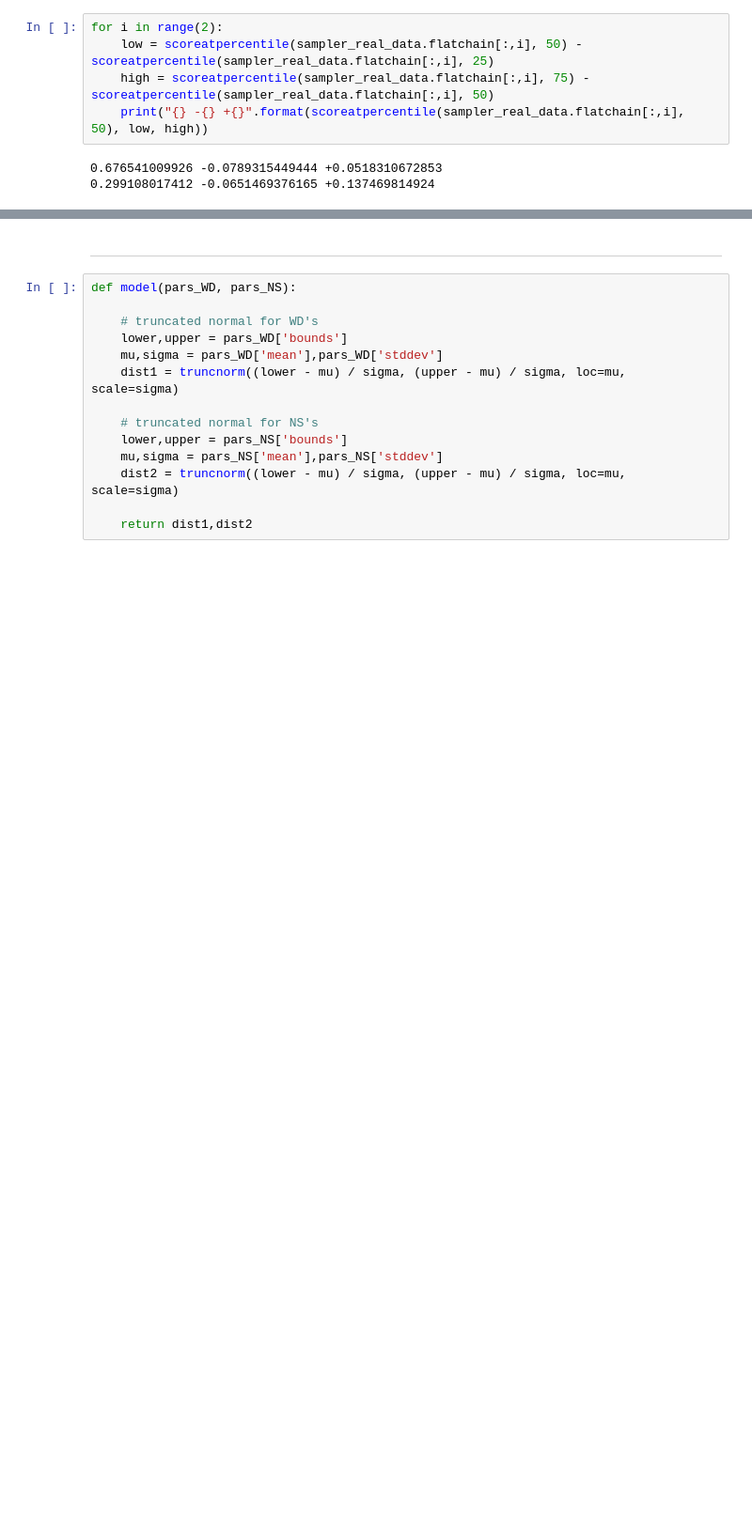
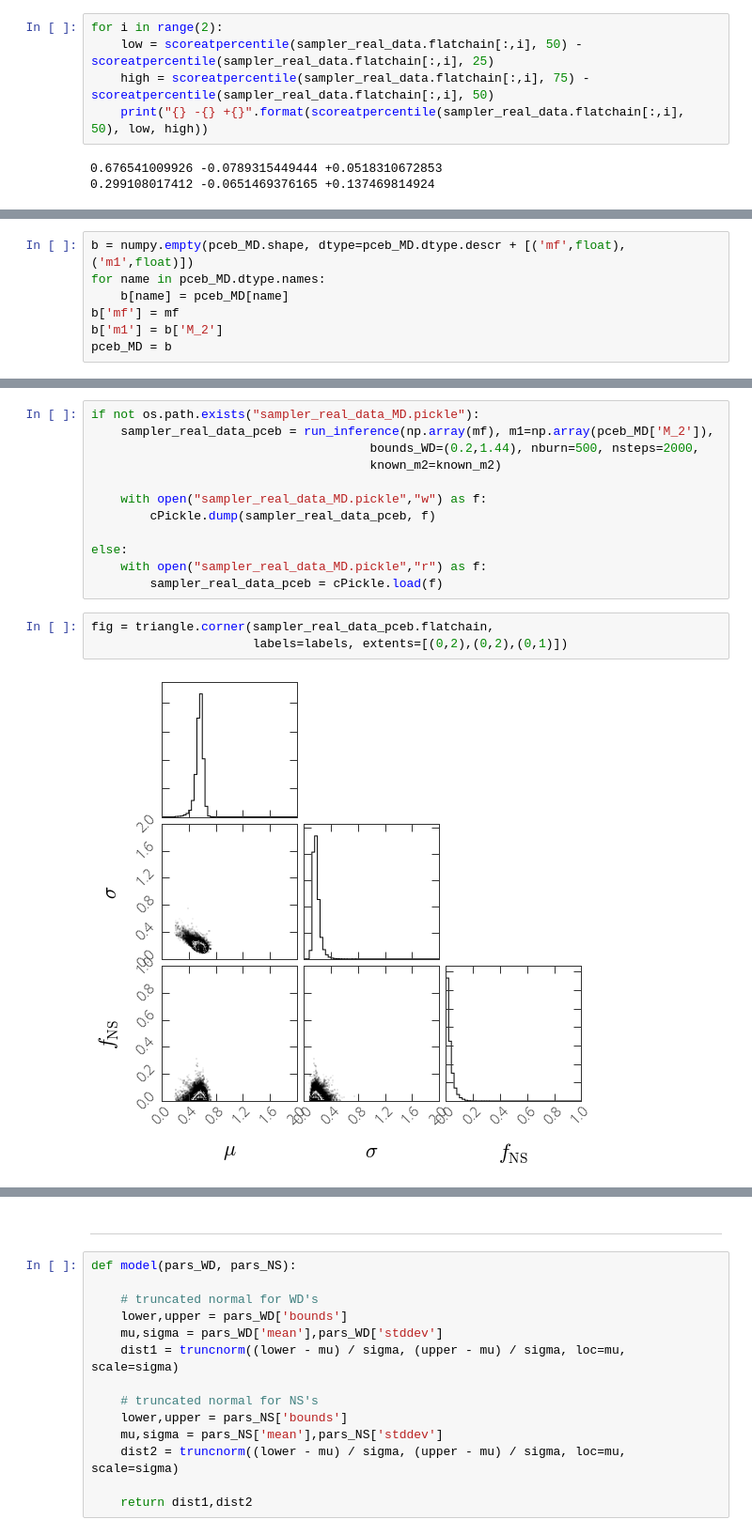
Before and after one commit to adrn/tilt-shift, a Jupyter notebook: notebooks/Paper figures.ipynb, the cells around one changed output, grey strips where cells are left out. Shown at 94% size. Saved outputs shown, nothing was run; the diff lists cells and outputs as text; blank space fills up the shorter version.

```diff
--- a/notebooks/Paper figures.ipynb
+++ b/notebooks/Paper figures.ipynb
@@ -526,0 +567,7 @@ for i in range(ndim):
+# %%
+b = numpy.empty(pceb_MD.shape, dtype=pceb_MD.dtype.descr + [('mf',float),('m1',float)])
+for name in pceb_MD.dtype.names:
+    b[name] = pceb_MD[name]
+b['mf'] = mf
+b['m1'] = b['M_2']
+pceb_MD = b
@@ -526,0 +585,17 @@ for i in range(ndim):
+# %%
+if not os.path.exists("sampler_real_data_MD.pickle"):
+    sampler_real_data_pceb = run_inference(np.array(mf), m1=np.array(pceb_MD['M_2']),
+                                      bounds_WD=(0.2,1.44), nburn=500, nsteps=2000,
+                                      known_m2=known_m2)
+
+    with open("sampler_real_data_MD.pickle","w") as f:
+        cPickle.dump(sampler_real_data_pceb, f)
+
+else:
+    with open("sampler_real_data_MD.pickle","r") as f:
+        sampler_real_data_pceb = cPickle.load(f)
+# %%
+fig = triangle.corner(sampler_real_data_pceb.flatchain,
+                      labels=labels, extents=[(0,2),(0,2),(0,1)])
+# %% [output]
+[figure, added]
```
Also changed, not shown: parts of 15 cells of this notebook, 1 other file.
